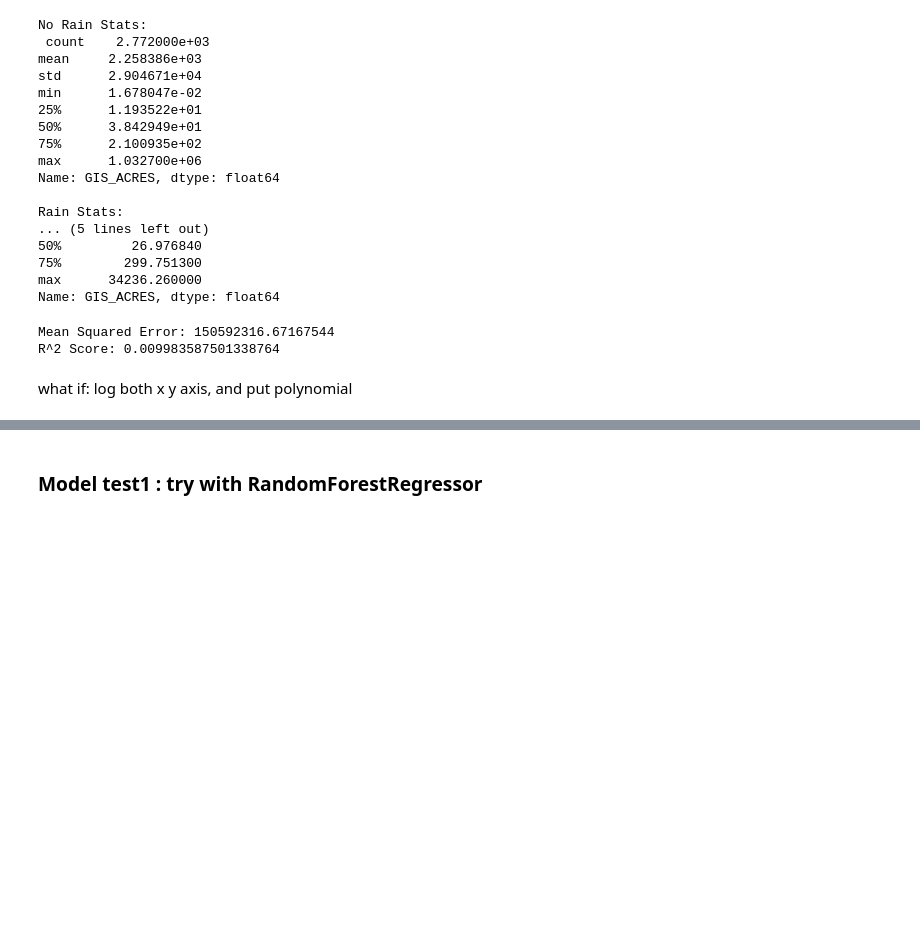
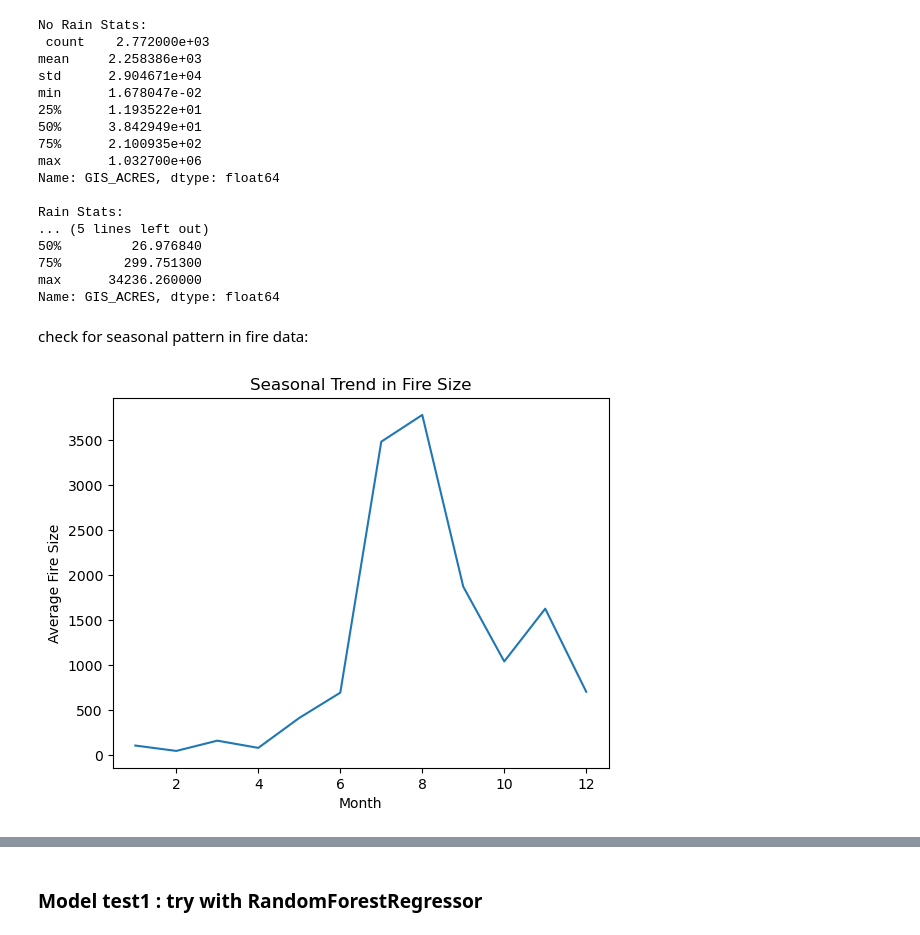
Before and after one commit to Ruhan105/IRC-Group5, a Jupyter notebook: ML pivoted regression (main).ipynb, the cells around one changed output, grey strips where cells are left out. Saved outputs shown, nothing was run; the diff lists cells and outputs as text; code cells hidden in the pictures; blank space fills up the shorter version.

```diff
--- a/ML pivoted regression (main).ipynb
+++ b/ML pivoted regression (main).ipynb
@@ -515,12 +428,0 @@ Scaling it: looking like an L shape -- non linear relationship
-# %%
-from sklearn.preprocessing import StandardScaler
-
-scaler = StandardScaler()
-pivoted_weather_ready[['scaled_GIS_ACRES', 'scaled_PRCP']] = scaler.fit_transform(pivoted_weather_ready[['GIS_ACRES', 'PRCP']])
-
-# Plot scaled data
-plt.scatter(pivoted_weather_ready['scaled_PRCP'], pivoted_weather_ready['scaled_GIS_ACRES'])
-plt.xlabel('Scaled PRCP')
-plt.ylabel('Scaled GIS_ACRES')
-plt.title('Scaled GIS_ACRES vs PRCP')
-plt.show()
@@ -565,9 +460,0 @@ Convert PRCP into categories instead of treating it as a continuous variable.
-# %%
-pivoted_weather_ready['PRCP_category'] = pd.cut(
-    pivoted_weather_ready['PRCP'],
-    bins=[-0.01, 0, 1, 5, 20, 100],
-    labels=['No Rain', 'Light', 'Moderate', 'Heavy', 'Extreme']
-)
-
-# Convert to numeric categories
-pivoted_weather_ready['PRCP_category'] = pivoted_weather_ready['PRCP_category'].astype('category').cat.codes
@@ -635,29 +487,11 @@ balanced_data = pd.concat([no_rain_data, rain_data_upsampled])
-# %%
-from sklearn.tree import DecisionTreeRegressor
-from sklearn.model_selection import train_test_split
-
-# Assuming balanced_data is already created
-X = balanced_data['PRCP']  # Replace 'other_features' with actual feature columns
-y = balanced_data['GIS_ACRES']
-X_train, X_test, y_train, y_test = train_test_split(X, y, test_size=0.2, random_state=42)
-# Initialize the Decision Tree Regressor
-model = DecisionTreeRegressor(random_state=42)
-
-# Train the model
-model.fit(X_train, y_train)
-
-# Make predictions
-y_pred = model.predict(X_test)
-from sklearn.metrics import mean_squared_error, r2_score
-
-# Evaluate the model
-mse = mean_squared_error(y_test, y_pred)
-r2 = r2_score(y_test, y_pred)
-
-print(f"Mean Squared Error: {mse}")
-print(f"R^2 Score: {r2}")
-# %% [output]
-Mean Squared Error: 150592316.67167544
-R^2 Score: 0.009983587501338764
-# %% [markdown]
-what if: log both x y axis, and put polynomial
+# %% [markdown]
+check for seasonal pattern in fire data:
+# %%
+pivoted_weather_ready['month'] = pivoted_weather_ready['ALARM_DATE'].dt.month
+pivoted_weather_ready.groupby('month')['GIS_ACRES'].mean().plot(kind='line')
+plt.xlabel("Month")
+plt.ylabel("Average Fire Size")
+plt.title("Seasonal Trend in Fire Size")
+plt.show()
+# %% [output]
+[figure, added]
```
Also changed, not shown: parts of 57 cells of this notebook, 1 other file.
